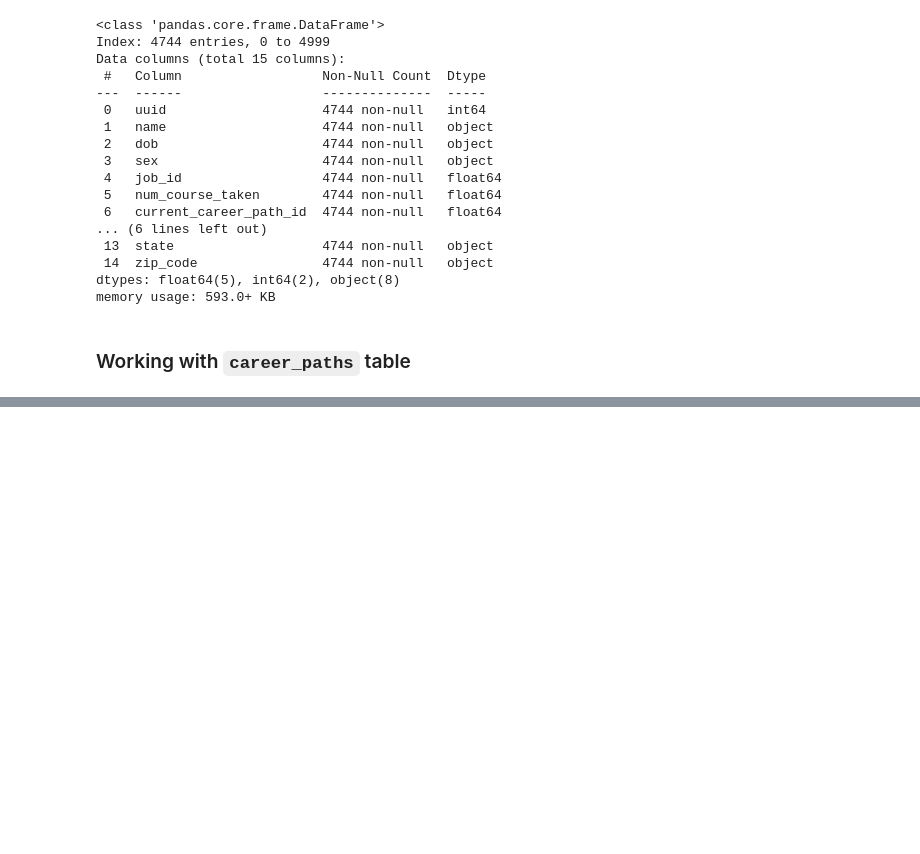
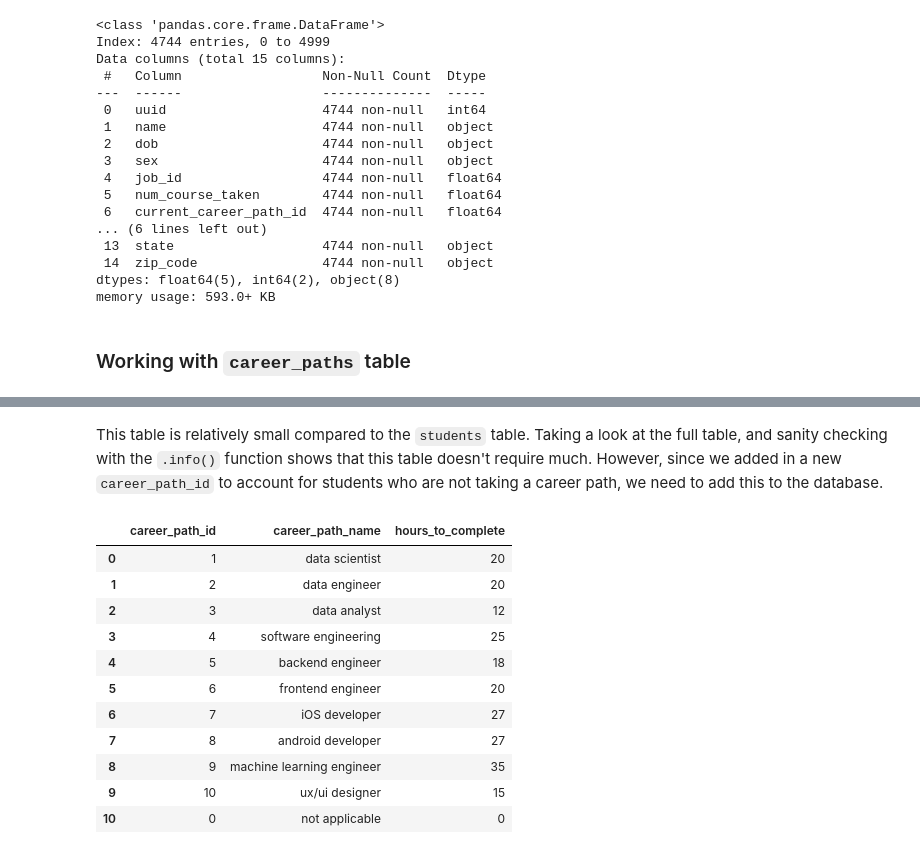
Before and after one commit to M21x1/PipeLiningEverythingProjetcs, a Jupyter notebook: subscriber_pipeline/dev/data_eng_explore.ipynb, the cells around one changed output, grey strips where cells are left out. Saved outputs shown, nothing was run; the diff lists cells and outputs as text; code cells hidden in the pictures; blank space fills up the shorter version.

```diff
--- a/subscriber_pipeline/dev/data_eng_explore.ipynb
+++ b/subscriber_pipeline/dev/data_eng_explore.ipynb
@@ -387,0 +415,22 @@ memory usage: 593.0+ KB
+# %% [markdown]
+This table is relatively small compared to the `students` table. Taking a look at the full table, and sanity checking with the `.info()` function shows that this table doesn't require much. However, since we added in a new `career_path_id` to account for students who are not taking a career path, we need to add this to the database.
+# %%
+not_applicable = {'career_path_id': 0,
+                  'career_path_name': 'not applicable',
+                  'hours_to_complete': 0}
+
+career_paths.loc[len(career_paths)] = not_applicable
+display(career_paths)
+# %% [output]
+|  | career_path_id | career_path_name | hours_to_complete |
+| 0 | 1 | data scientist | 20 |
+| 1 | 2 | data engineer | 20 |
+| 2 | 3 | data analyst | 12 |
+| 3 | 4 | software engineering | 25 |
+| 4 | 5 | backend engineer | 18 |
+| 5 | 6 | frontend engineer | 20 |
+| 6 | 7 | iOS developer | 27 |
+| 7 | 8 | android developer | 27 |
+| 8 | 9 | machine learning engineer | 35 |
+| 9 | 10 | ux/ui designer | 15 |
+| 10 | 0 | not applicable | 0 |
```
Also changed, not shown: parts of 20 cells of this notebook, 2 other files.
